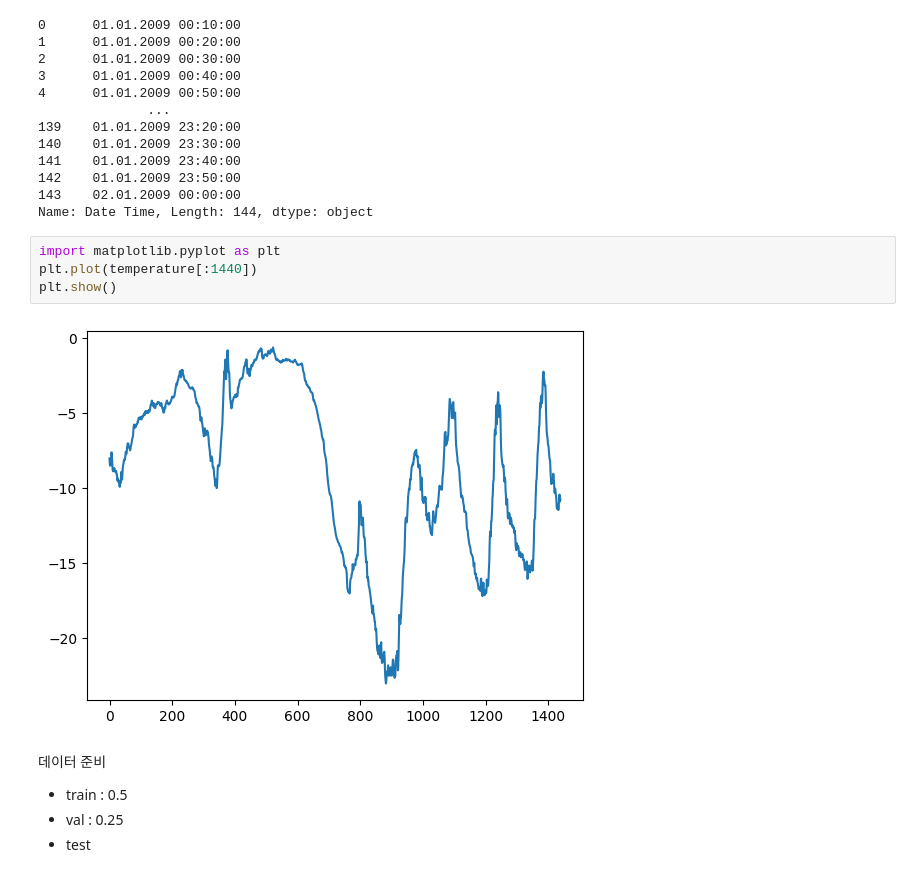
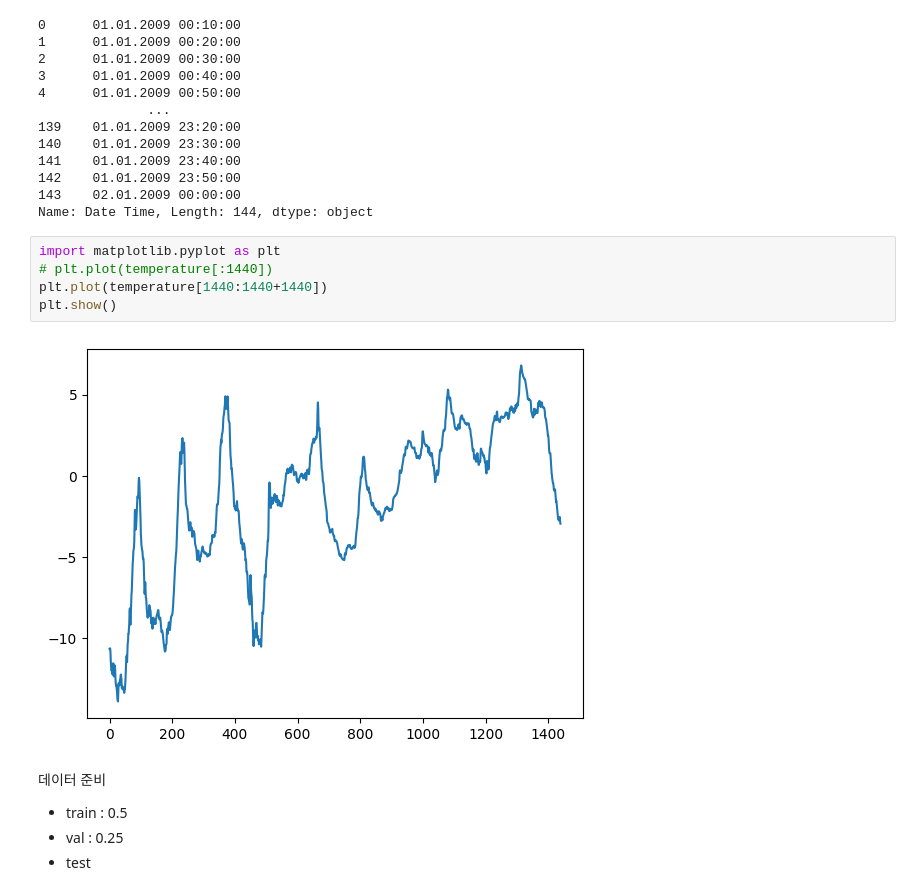
Before and after one commit to leekyuyoung20230313/pythone, a Jupyter notebook: 텐서플로구현/[딥러닝]_텐서플로_시계열.ipynb, the cells around one changed output. Drawn from its saved outputs; the diff is of its cells as text.

```diff
--- a/텐서플로구현/[딥러닝]_텐서플로_시계열.ipynb
+++ b/텐서플로구현/[딥러닝]_텐서플로_시계열.ipynb
@@ -46,10 +46,11 @@ df['Date Time'][:144]
 Name: Date Time, Length: 144, dtype: object
 # %%
 import matplotlib.pyplot as plt
-plt.plot(temperature[:1440])
+# plt.plot(temperature[:1440])
+plt.plot(temperature[1440:1440+1440])
 plt.show()
 # %% [output]
-[figure, old version]
+[figure, new version]
 # %% [markdown]
 데이터 준비
   - train : 0.5
```
Also changed, not shown: parts of 24 cells of this notebook.
